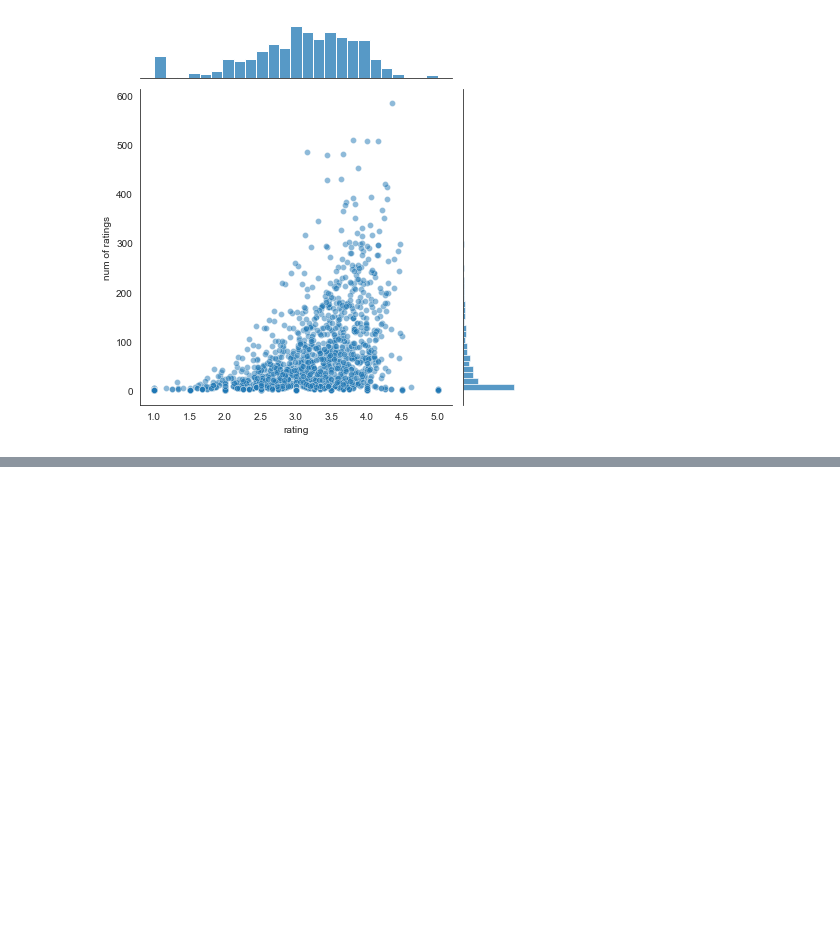
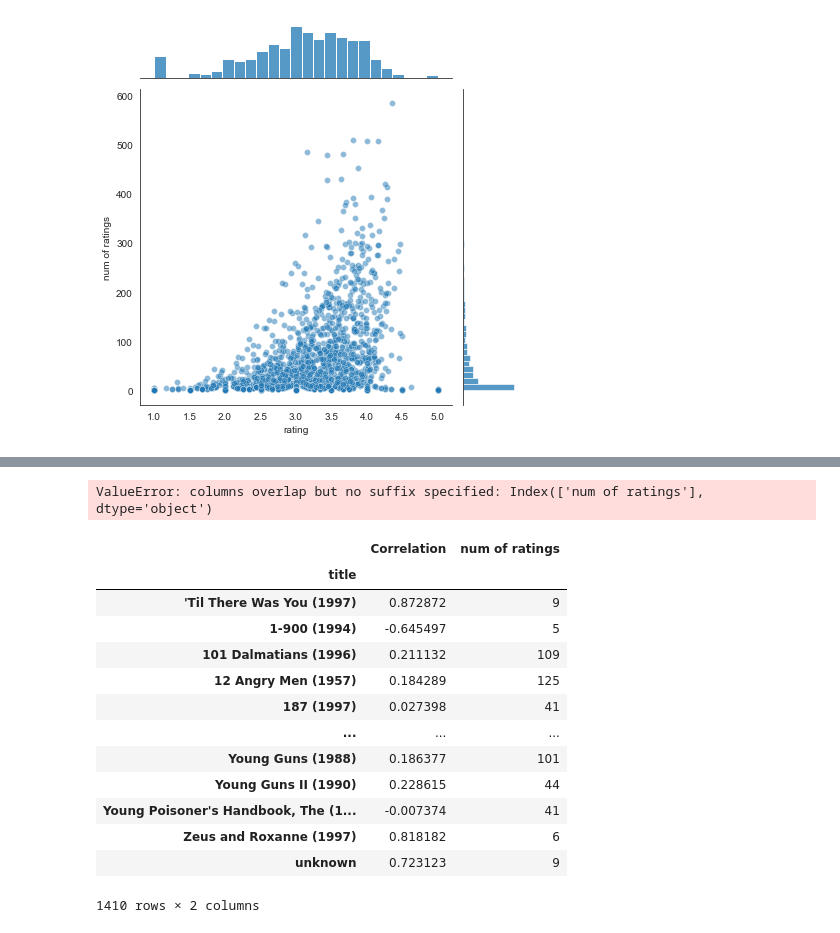
Before and after one commit to MastaMinds/Python_for_Data_Science_and_Machine_Learning, a Jupyter notebook: 19-Recommender-Systems/RecommenderAhmhmd.ipynb, the cells around one changed output, grey strips where cells are left out. Cells and saved outputs as stored; diff of their text form; code cells hidden in the pictures; blank space fills up the shorter version.

```diff
--- a/19-Recommender-Systems/RecommenderAhmhmd.ipynb
+++ b/19-Recommender-Systems/RecommenderAhmhmd.ipynb
@@ -133,0 +182,3 @@ sns.jointplot(x = 'rating', y = 'num of ratings', data = ratings, alpha = 0.5)
+# %%
+starwars_user_ratings = moviemat['Star Wars (1977)']
+liarliar_user_ratings = moviemat['Liar Liar (1997)']
@@ -133,0 +217,2 @@ sns.jointplot(x = 'rating', y = 'num of ratings', data = ratings, alpha = 0.5)
+# %%
+similar_to_starwars = moviemat.corrwith(starwars_user_ratings)
@@ -133,0 +221,3 @@ sns.jointplot(x = 'rating', y = 'num of ratings', data = ratings, alpha = 0.5)
+# %%
+corr_starwars = pd.DataFrame(similar_to_starwars, columns = ['Correlation'])
+corr_starwars.dropna(inplace = True)
@@ -133,0 +254,23 @@ sns.jointplot(x = 'rating', y = 'num of ratings', data = ratings, alpha = 0.5)
+# %%
+# Filter movies that have lesser no. of reviewes
+corr_starwars = corr_starwars.join(ratings['num of ratings'])
+# The title is the index of the dataframe
+# %% [output]
+ValueError: columns overlap but no suffix specified: Index(['num of ratings'], dtype='object')
+# %%
+corr_starwars
+# %% [output]
+|  | Correlation | num of ratings |
+| title |  |  |
+| 'Til There Was You (1997) | 0.872872 | 9 |
+| 1-900 (1994) | -0.645497 | 5 |
+| 101 Dalmatians (1996) | 0.211132 | 109 |
+| 12 Angry Men (1957) | 0.184289 | 125 |
+| 187 (1997) | 0.027398 | 41 |
+| ... | ... | ... |
+| Young Guns (1988) | 0.186377 | 101 |
+| Young Guns II (1990) | 0.228615 | 44 |
+| Young Poisoner's Handbook, The (1... | -0.007374 | 41 |
+| Zeus and Roxanne (1997) | 0.818182 | 6 |
+| unknown | 0.723123 | 9 |
+1410 rows × 2 columns
```
Also changed, not shown: parts of 15 cells of this notebook, 48 other files.
